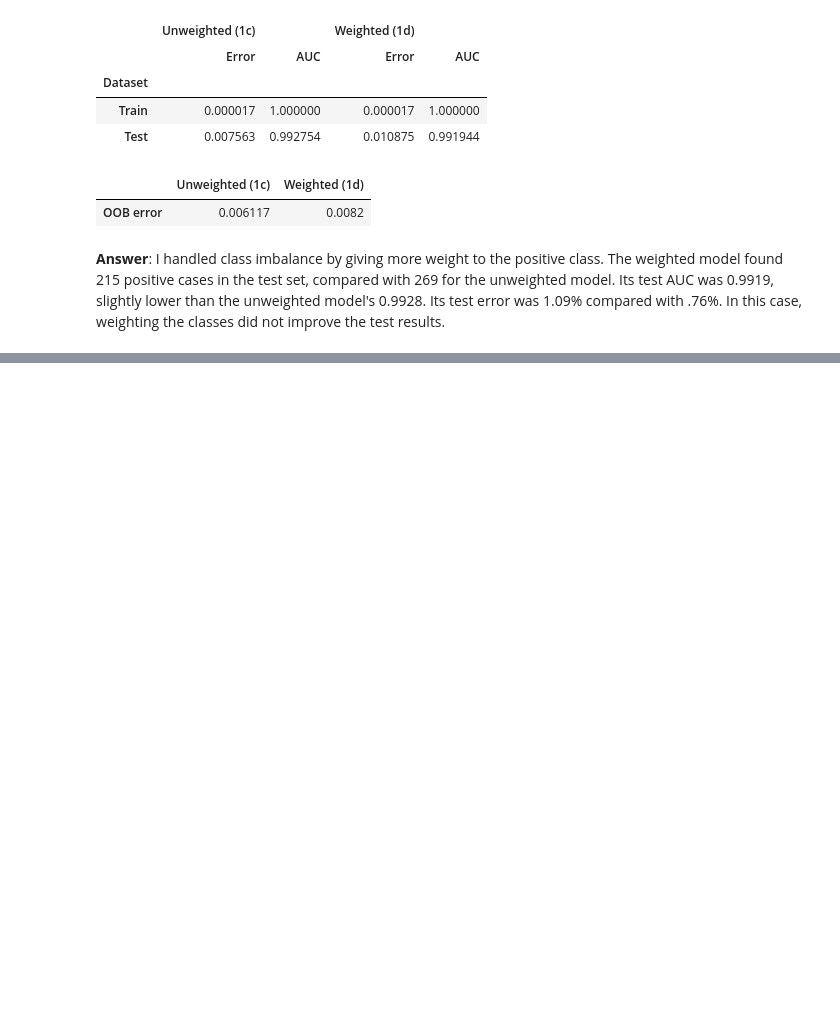
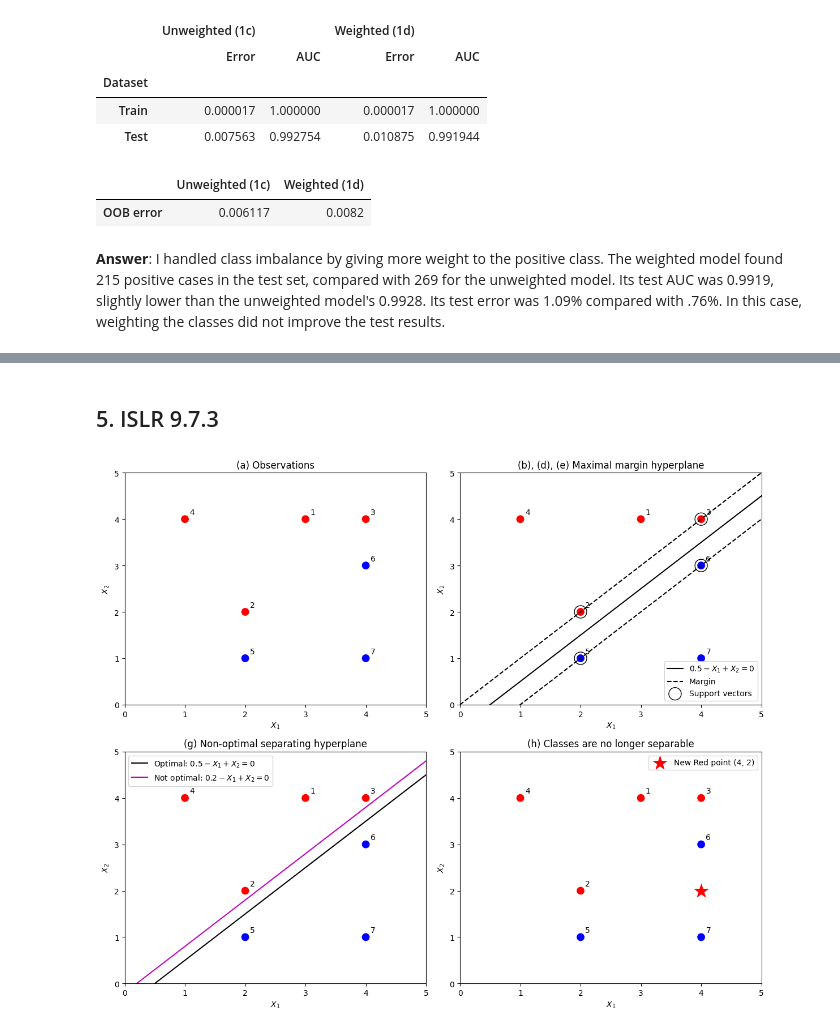
Before and after one commit to jfulch/dsci-552-fulcher-jesse-hw6, a Jupyter notebook: notebook/Fulcher_Jesse_HW6.ipynb, the cells around one changed output, grey strips where cells are left out. Cells and saved outputs as stored; diff of their text form; code cells hidden in the pictures; blank space fills up the shorter version.

```diff
--- a/notebook/Fulcher_Jesse_HW6.ipynb
+++ b/notebook/Fulcher_Jesse_HW6.ipynb
@@ -437,0 +778,44 @@ display(oob_comparison)
+# %% [markdown]
+## 5. ISLR 9.7.3
+# %%
+x1 = np.array([3, 2, 4, 1, 2, 4, 4])
+x2 = np.array([4, 2, 4, 4, 1, 3, 1])
+y_toy = np.array(["Red", "Red", "Red", "Red", "Blue", "Blue", "Blue"])
+
+xs = np.linspace(0, 5, 100)
+fig, axes = plt.subplots(2, 2, figsize=(12, 10))
+for ax in axes.flat:
+    ax.scatter(x1, x2, c=y_toy, s=80)
+    for i, (a, b) in enumerate(zip(x1, x2), start=1):
+        ax.annotate(str(i), (a, b), textcoords="offset points", xytext=(6, 6))
+    ax.set_xlim(0, 5)
+    ax.set_ylim(0, 5)
+    ax.set_xlabel("$X_1$")
+    ax.set_ylabel("$X_2$")
+
+axes[0, 0].set_title("(a) Observations")
+
+ax = axes[0, 1]
+ax.plot(xs, xs - 0.5, "k-", label="$0.5 - X_1 + X_2 = 0$")
+ax.plot(xs, xs, "k--", label="Margin")
+ax.plot(xs, xs - 1, "k--")
+sv = np.array([[2, 2], [4, 4], [2, 1], [4, 3]])
+ax.scatter(sv[:, 0], sv[:, 1], s=250, facecolors="none", edgecolors="black", label="Support vectors")
+ax.set_title("(b), (d), (e) Maximal margin hyperplane")
+ax.legend()
+
+ax = axes[1, 0]
+ax.plot(xs, xs - 0.5, "k-", label="Optimal: $0.5 - X_1 + X_2 = 0$")
+ax.plot(xs, xs - 0.2, "m-", label="Not optimal: $0.2 - X_1 + X_2 = 0$")
+ax.set_title("(g) Non-optimal separating hyperplane")
+ax.legend()
+
+ax = axes[1, 1]
+ax.scatter([4], [2], c="red", marker="*", s=300, label="New Red point (4, 2)")
+ax.set_title("(h) Classes are no longer separable")
+ax.legend()
+
+plt.tight_layout()
+plt.show()
+# %% [output]
+[figure, added]
```
Also changed, not shown: parts of 18 cells of this notebook, 3 other files.
